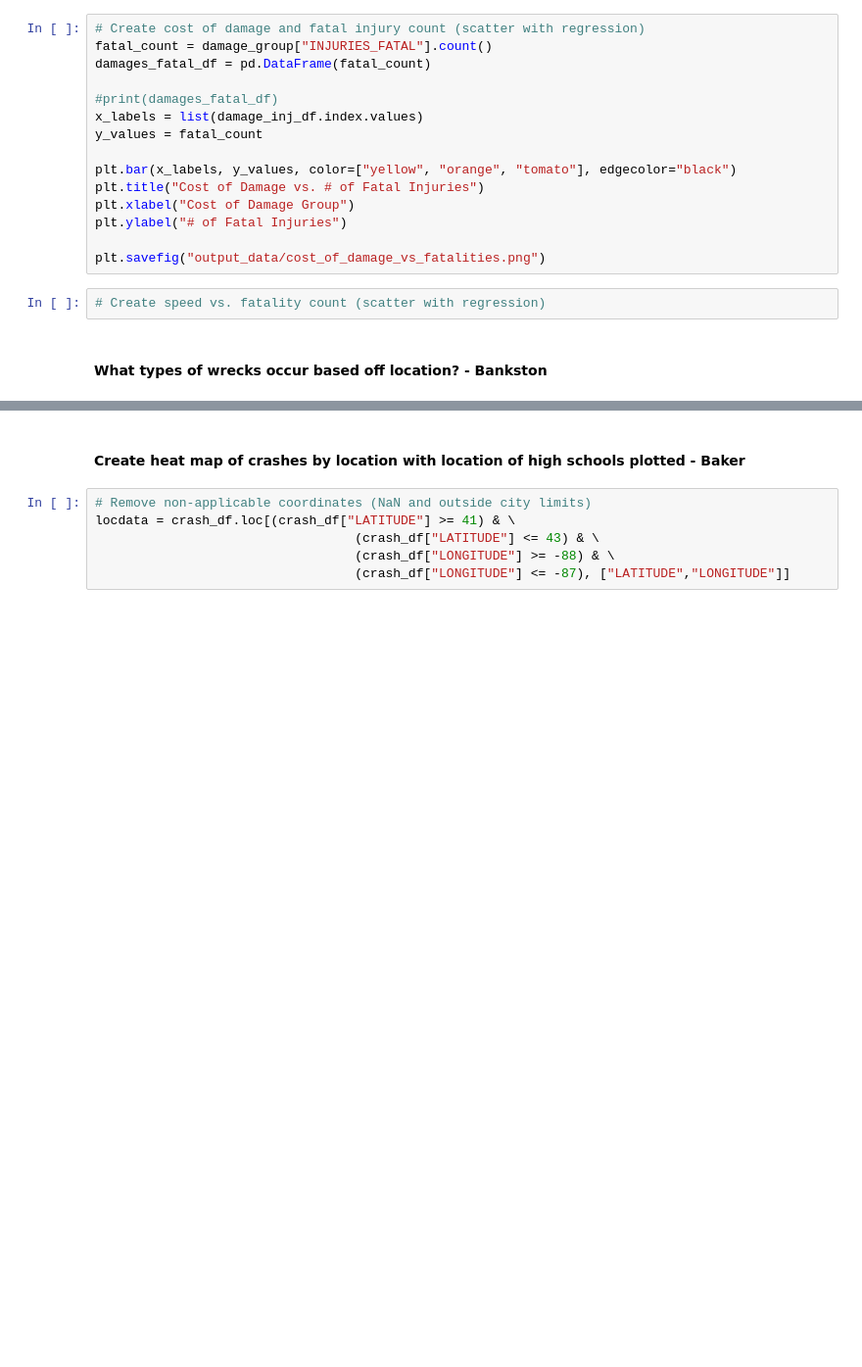
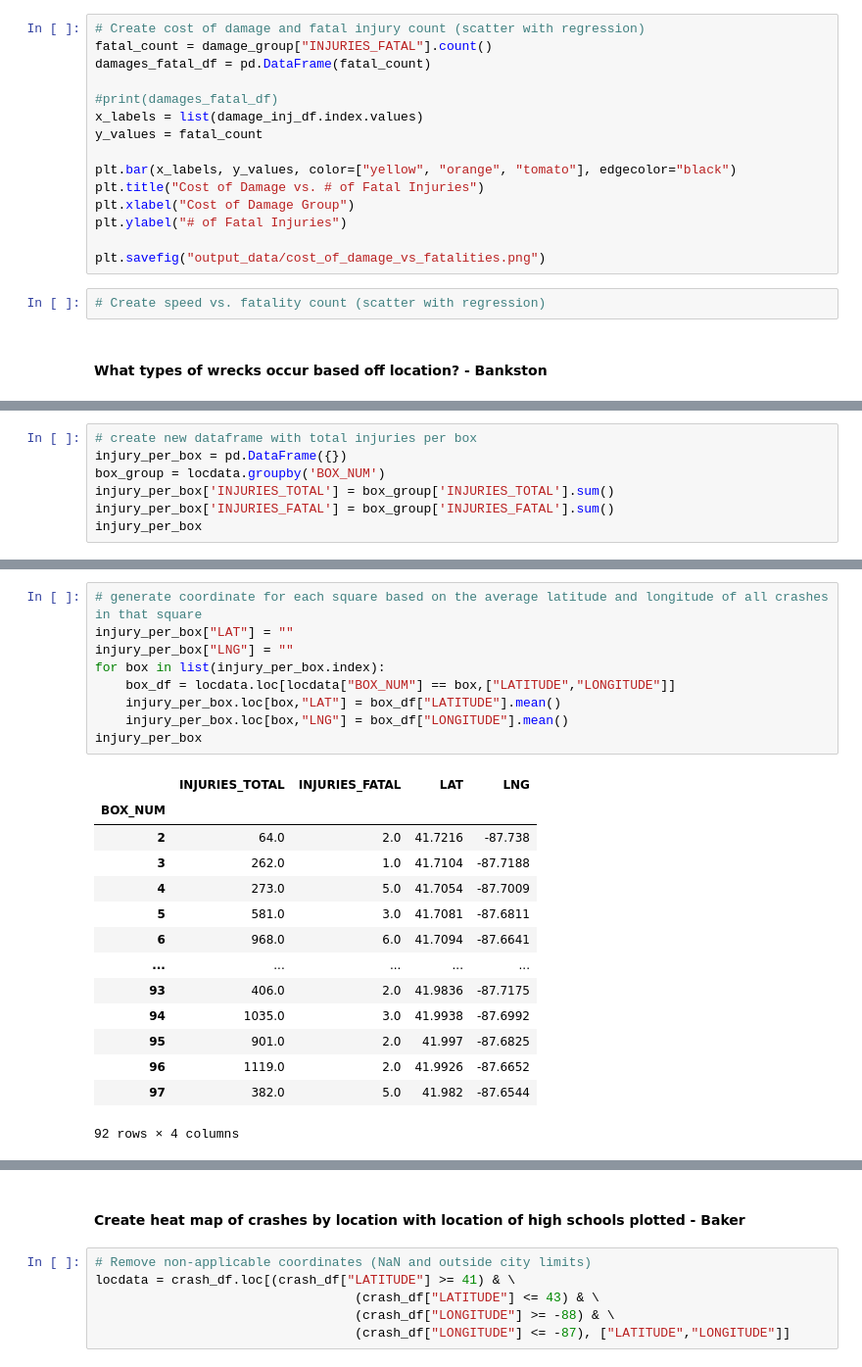
Before and after one commit to andrewbankston/project-one, a Jupyter notebook: Chicago_Crashes.ipynb, the cells around one changed output, grey strips where cells are left out. Shown: that part at 98% size. Drawn from its saved outputs; the diff is of its cells as text; blank space fills up the shorter version.

```diff
--- a/Chicago_Crashes.ipynb
+++ b/Chicago_Crashes.ipynb
@@ -156,0 +193,7 @@ plt.savefig("output_data/cost_of_damage_vs_fatalities.png")
+# %%
+# create new dataframe with total injuries per box
+injury_per_box = pd.DataFrame({})
+box_group = locdata.groupby('BOX_NUM')
+injury_per_box['INJURIES_TOTAL'] = box_group['INJURIES_TOTAL'].sum()
+injury_per_box['INJURIES_FATAL'] = box_group['INJURIES_FATAL'].sum()
+injury_per_box
@@ -156,0 +215,24 @@ plt.savefig("output_data/cost_of_damage_vs_fatalities.png")
+# %%
+# generate coordinate for each square based on the average latitude and longitude of all crashes in that square
+injury_per_box["LAT"] = ""
+injury_per_box["LNG"] = ""
+for box in list(injury_per_box.index):
+    box_df = locdata.loc[locdata["BOX_NUM"] == box,["LATITUDE","LONGITUDE"]]
+    injury_per_box.loc[box,"LAT"] = box_df["LATITUDE"].mean()
+    injury_per_box.loc[box,"LNG"] = box_df["LONGITUDE"].mean()
+injury_per_box
+# %% [output]
+|  | INJURIES_TOTAL | INJURIES_FATAL | LAT | LNG |
+| BOX_NUM |  |  |  |  |
+| 2 | 64.0 | 2.0 | 41.7216 | -87.738 |
+| 3 | 262.0 | 1.0 | 41.7104 | -87.7188 |
+| 4 | 273.0 | 5.0 | 41.7054 | -87.7009 |
+| 5 | 581.0 | 3.0 | 41.7081 | -87.6811 |
+| 6 | 968.0 | 6.0 | 41.7094 | -87.6641 |
+| ... | ... | ... | ... | ... |
+| 93 | 406.0 | 2.0 | 41.9836 | -87.7175 |
+| 94 | 1035.0 | 3.0 | 41.9938 | -87.6992 |
+| 95 | 901.0 | 2.0 | 41.997 | -87.6825 |
+| 96 | 1119.0 | 2.0 | 41.9926 | -87.6652 |
+| 97 | 382.0 | 5.0 | 41.982 | -87.6544 |
+92 rows × 4 columns
```
Also changed, not shown: parts of 11 cells of this notebook.
